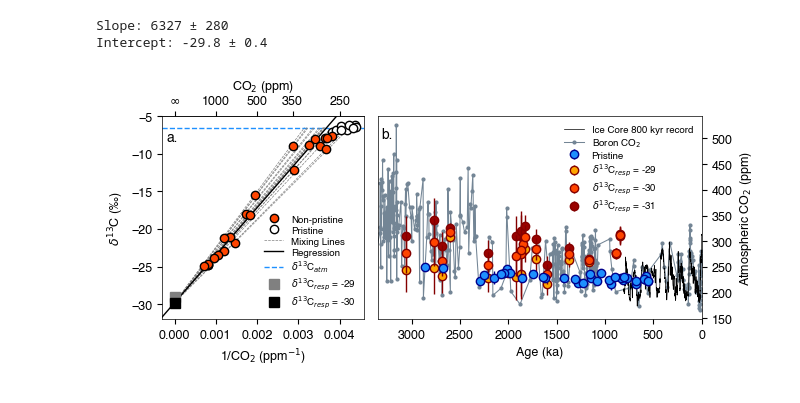
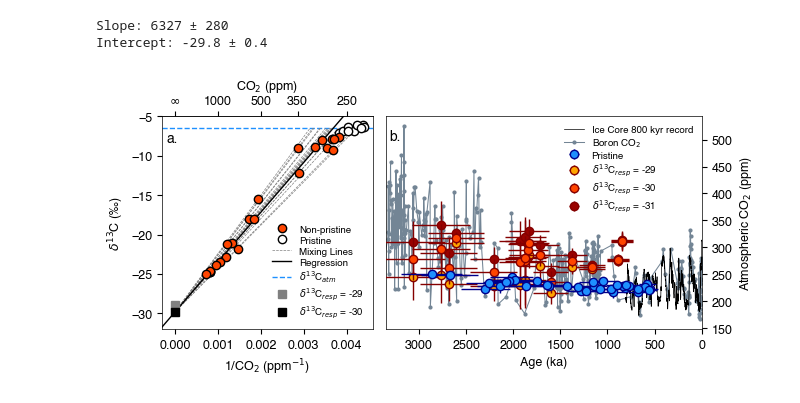
Before and after one commit to jesstierney/blueIce, a Jupyter notebook: respirationCorrection.ipynb, the cells around one changed output. Cells and saved outputs as stored; diff of their text form; code cells hidden in the pictures.

```diff
--- a/respirationCorrection.ipynb
+++ b/respirationCorrection.ipynb
@@ -132,7 +132,7 @@ xtar = np.arange(xlims[0],xlims[1]+step,step)
 meanCcorr = np.mean(CO2corr,1)
 LineSet = [np.row_stack([(0, out.beta[1]),(1/meanCcorr[i],-6.5)]) for i in range(len(co2m))]
 #####
-fig, axs = plt.subplots(1, 2, gridspec_kw={'width_ratios': [1, 1.6]}, figsize=(6.75, 3.15))
+fig, axs = plt.subplots(1, 2, gridspec_kw={'width_ratios': [1, 1.5]}, figsize=(6.75, 3.25))
 axs[0].plot(1/CO2avg,d13C,marker='o',linestyle="None",color="black",
                 markeredgecolor="black",markerfacecolor="orangered",markersize=ms,zorder=3,label="Non-pristine")
 dCpresA = (~np.isnan(ice.d13C)) & (ice.NotPristine == 0)
@@ -145,41 +145,41 @@ lc = LineCollection(LineSet, linewidths=0.5, colors="gray", linestyles = '--',zo
 axs[0].add_collection(lc)
 axs[0].plot(xtar,xtar*out.beta[0]+out.beta[1],color="black",linewidth=1,zorder=1,label="Regression")
 axs[0].plot([xlims[0],xlims[1]],[-6.5,-6.5],color="dodgerblue",linestyle="--",zorder=0,linewidth=1,label="$\delta^{13}$C$_{atm}$")
-axs[0].plot(0,-29,marker='s',markersize = ms+1,color="gray",linestyle="None",zorder=4, label="$\delta^{13}$C$_{resp}$ = -29")
-axs[0].plot(0,out.beta[1],marker='s',markersize = ms+1,color="black",linestyle="None",zorder=5, label="$\delta^{13}$C$_{resp}$ = -30")
+axs[0].plot(0,-29,marker='s',markersize = ms,color="gray",linestyle="None",zorder=4, label="$\delta^{13}$C$_{resp}$ = -29")
+axs[0].plot(0,out.beta[1],marker='s',markersize = ms,color="black",linestyle="None",zorder=5, label="$\delta^{13}$C$_{resp}$ = -30")
 axs[0].set_xlim(xlims)
 axs[0].set_ylim(ylims)
 axs[0].set_xlabel("1/CO$_2$ (ppm$^{-1}$)")
 axs[0].set_ylabel("$\delta^{13}$C (‰)")
 axs[0].legend(loc='lower right',frameon=False, fontsize=7, labelspacing=0.2)
 axs[0].text(-.0002,-8.3,"a.",fontsize=10)
 #
 secax = axs[0].secondary_xaxis('top', functions=(lambda x: 1/x, lambda x: 1/x))
 secax.set_xlabel("CO$_2$ (ppm)")
 secax.set_xticks([float('inf'), 1000, 500, 350, 250], labels=['$\infty$','1000', '500', '350', '250'])
 ############## SECOND PANEL CO2
 axs[1].plot(co2age,co2ppm,color="black",linewidth=0.5,label="Ice Core 800 kyr record",zorder=3)
 axs[1].plot(ageBoron,co2Boron,color="xkcd:steel",linewidth=.75,marker='o',markersize=2, label="Boron CO$_2$",zorder=2)
 prist = (ice.NotPristine == 0) & (ice.SnapshotLong == 1)
-axs[1].errorbar(ice.Age[prist],ice.CO2m[prist],yerr=ice.CO2mErr[prist]*2,markerfacecolor="dodgerblue",linestyle="None",
+axs[1].errorbar(ice.Age[prist],ice.CO2m[prist],yerr=ice.CO2mErr[prist]*2,xerr=ice.AgeErrA[prist],markerfacecolor="dodgerblue",linestyle="None",
         markeredgecolor="darkblue",marker='o',markersize=ms, color="darkblue",label="Pristine",zorder=18)
-axs[1].errorbar(ice.Age[dCpres],np.mean(CO2corr1,1),yerr=np.std(CO2corr1,1)*2,color="xkcd:dark red",marker='o',linestyle='None',
+axs[1].errorbar(ice.Age[dCpres],np.mean(CO2corr1,1),yerr=np.std(CO2corr1,1)*2,xerr=ice.AgeErrA[dCpres],color="xkcd:dark red",marker='o',linestyle='None',
         markeredgecolor="xkcd:dark red",markerfacecolor="orange",markersize=ms,label="$\delta^{13}$C$_{resp}$ = -29",zorder=13)
-axs[1].errorbar(ice.Age[dCpres],np.mean(CO2corr,1),yerr=np.std(CO2corr,1)*2,color="xkcd:dark red",marker='o',linestyle='None',
+axs[1].errorbar(ice.Age[dCpres],np.mean(CO2corr,1),yerr=np.std(CO2corr,1)*2,xerr=ice.AgeErrA[dCpres],color="xkcd:dark red",marker='o',linestyle='None',
         markeredgecolor="xkcd:dark red",markerfacecolor="orangered",markersize=ms,label="$\delta^{13}$C$_{resp}$ = -30",zorder=14)
-axs[1].errorbar(ice.Age[dCpres],np.mean(CO2corr2,1),yerr=np.std(CO2corr2,1)*2,color="xkcd:dark red",marker='o',linestyle='None',
+axs[1].errorbar(ice.Age[dCpres],np.mean(CO2corr2,1),yerr=np.std(CO2corr2,1)*2,xerr=ice.AgeErrA[dCpres],color="xkcd:dark red",marker='o',linestyle='None',
         markeredgecolor="xkcd:dark red",markerfacecolor="xkcd:deep red",markersize=ms,label="$\delta^{13}$C$_{resp}$ = -31",zorder=12)
 axs[1].set_xlabel("Age (ka)")
 axs[1].set_ylabel("Atmospheric CO$_2$ (ppm)")
 axs[1].legend(loc='upper right',frameon=False, fontsize=7, labelspacing=0.2)
 axs[1].text(3320,500,"b.",fontsize=10)
 #
 axs[1].set_xlim(0,3350)
 axs[1].yaxis.tick_right()
 axs[1].yaxis.set_label_position("right")
 axs[1].invert_xaxis()
 
 fig.tight_layout()
 fig.savefig("outputFigures/RespirationCorrection.pdf", bbox_inches="tight")
 # %% [output]
-[figure, old version]
+[figure, new version]
```
Also changed, not shown: 5 other files.
